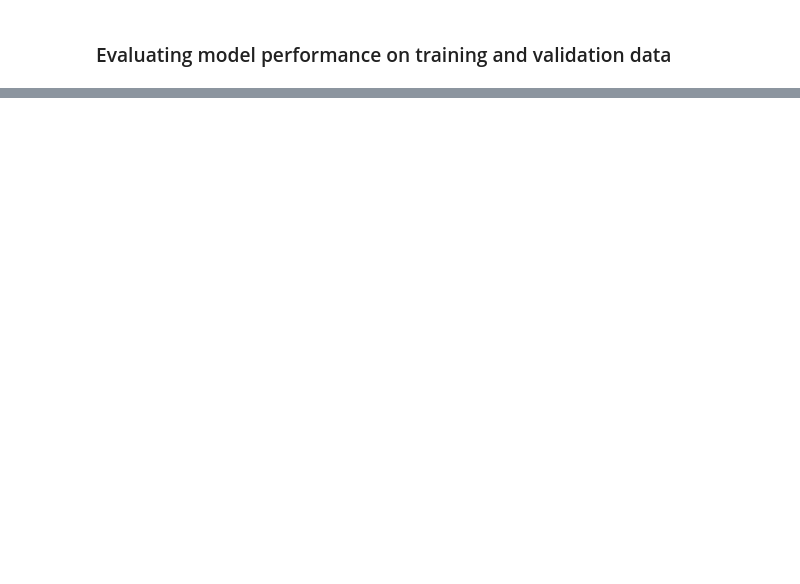
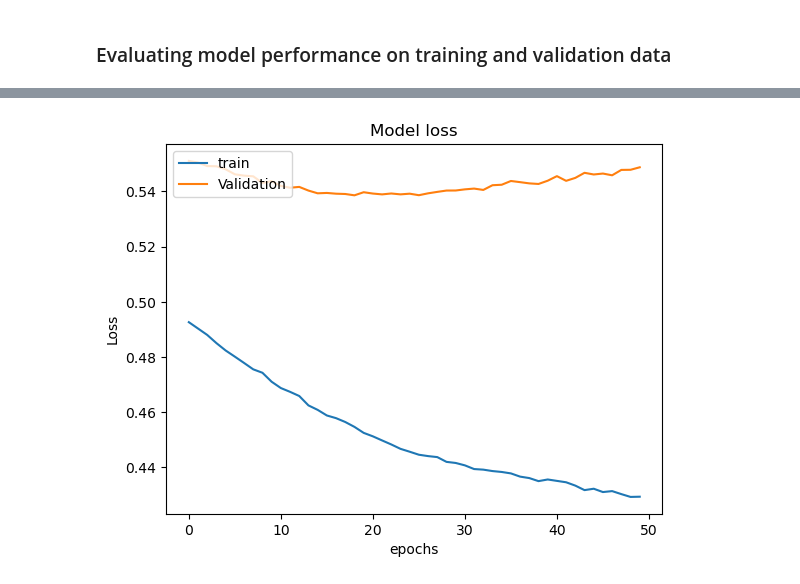
Before and after one commit to jhansi-siriprolu/DeepLearning, a Jupyter notebook: Keras_Projects/Loan_Status_Prediction/loan_keras_model.ipynb, the cells around one changed output, grey strips where cells are left out. Drawn from its saved outputs; the diff is of its cells as text; code cells hidden in the pictures; blank space fills up the shorter version.

```diff
--- a/Keras_Projects/Loan_Status_Prediction/loan_keras_model.ipynb
+++ b/Keras_Projects/Loan_Status_Prediction/loan_keras_model.ipynb
@@ -61,0 +45,19 @@ Note: you may need to restart the kernel to use updated packages.
+# %%
+# defining the layers
+input_neurons = X_train.shape[1]
+output_neurons = 1
+no_of_hidden_layers = 2
+neurons_hidden_layer_1 = 10
+neurons_hidden_layer_2 = 5
+
+#defining the activation functions
+#hidden layers have relu activation function and since output is binary classficiation
+# output layer has sigmoid activation function
+
+#model architecture
+
+model = Sequential()
+model.add(InputLayer(input_shape = (input_neurons,)))
+model.add(Dense(units = neurons_hidden_layer_1, activation="relu"))
+model.add(Dense(units=neurons_hidden_layer_2, activation = "relu"))
+model.add(Dense(units = output_neurons, activation = "sigmoid"))
@@ -62,4 +80,8 @@ Note: you may need to restart the kernel to use updated packages.
 # %% [markdown]
 ### Compiling the model - Defining the loss fucntion and optimizer
+# %%
+model.compile(loss = "binary_crossentropy", optimizer = "Adam", metrics = ["accuracy"])
 # %% [markdown]
 ### Training the model
+# %%
+model.fit(X_train, y_train, validation_data=(X_test, y_test), epochs = 1000)
@@ -67,0 +119,2 @@ Note: you may need to restart the kernel to use updated packages.
+# %%
+model_history = model.fit(X_train,y_train, validation_data=(X_test, y_test), epochs = 1000)
@@ -67,0 +139,11 @@ Note: you may need to restart the kernel to use updated packages.
+# %%
+import matplotlib.pyplot as plt
+plt.plot(model_history.history["loss"])
+plt.plot(model_history.history["val_loss"])
+plt.title("Model loss")
+plt.xlabel("epochs")
+plt.ylabel("Loss")
+plt.legend(["train","Validation"], loc = "upper left")
+plt.show()
+# %% [output]
+[figure, added]
```
Also changed, not shown: parts of 10 cells of this notebook, 4 other files.
